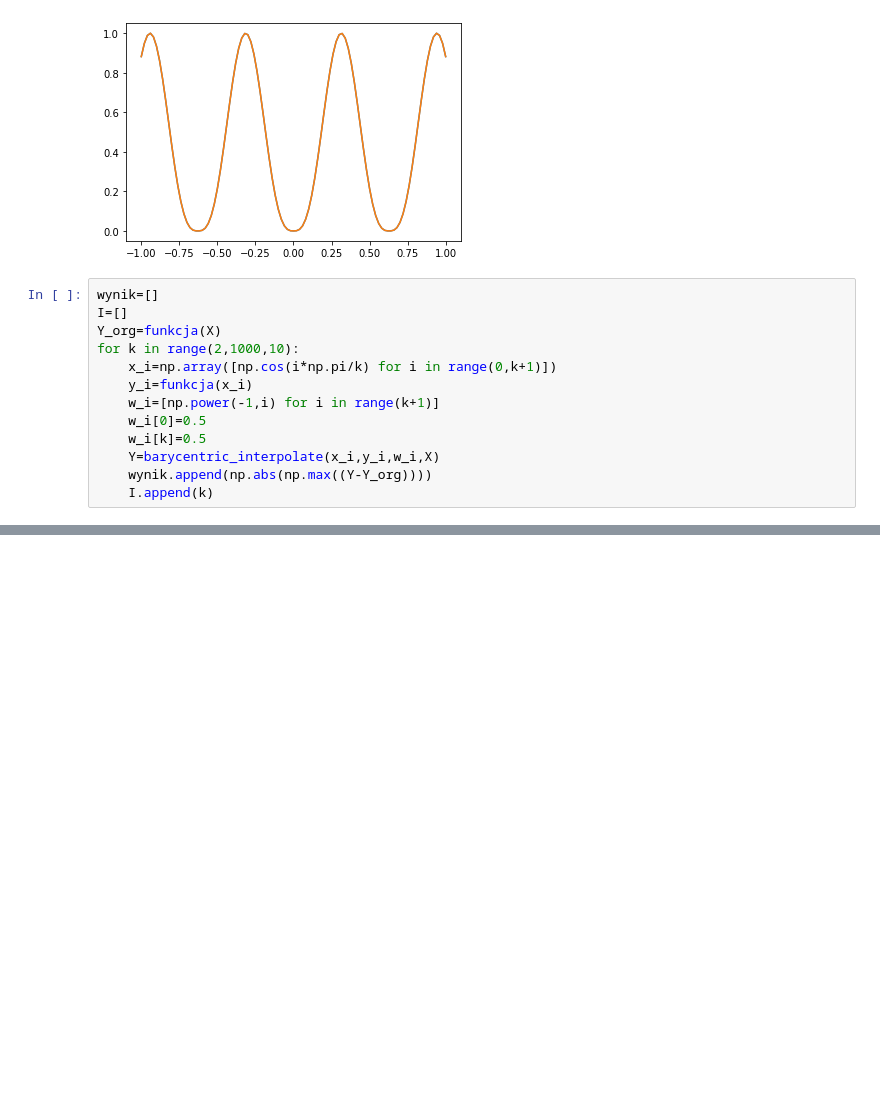
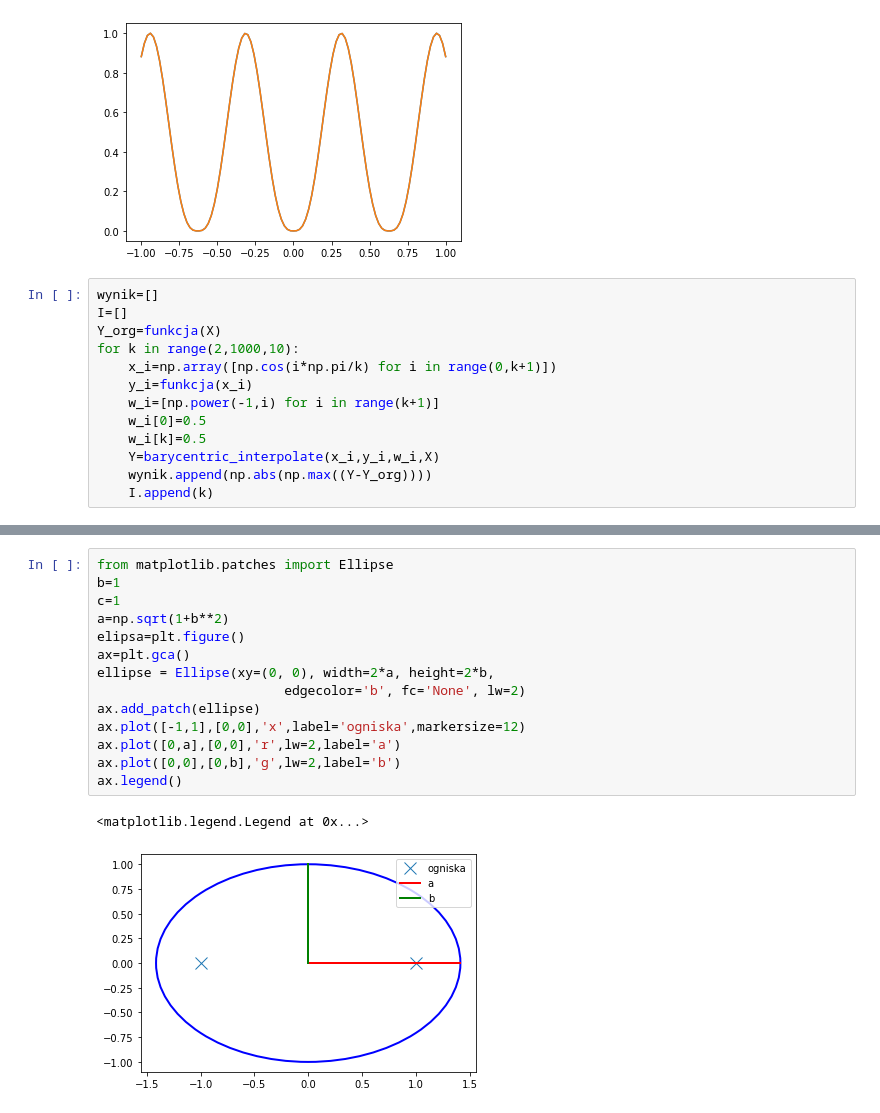
Before and after one commit to wojtekgrzela/public_lectures, a Jupyter notebook: Metody Numeryczne/Lecture 2 (interpolation)/Lecture 2.ipynb, the cells around one changed output, grey strips where cells are left out. Saved outputs shown, nothing was run; the diff lists cells and outputs as text; blank space fills up the shorter version.

```diff
--- a/Metody Numeryczne/Lecture 2 (interpolation)/Lecture 2.ipynb
+++ b/Metody Numeryczne/Lecture 2 (interpolation)/Lecture 2.ipynb
@@ -460,0 +449,17 @@ wynik
+# %%
+from matplotlib.patches import Ellipse
+b=1
+c=1
+a=np.sqrt(1+b**2)
+elipsa=plt.figure()
+ax=plt.gca()
+ellipse = Ellipse(xy=(0, 0), width=2*a, height=2*b,
+                        edgecolor='b', fc='None', lw=2)
+ax.add_patch(ellipse)
+ax.plot([-1,1],[0,0],'x',label='ogniska',markersize=12)
+ax.plot([0,a],[0,0],'r',lw=2,label='a')
+ax.plot([0,0],[0,b],'g',lw=2,label='b')
+ax.legend()
+# %% [output]
+<matplotlib.legend.Legend at 0x...>
+[figure, added]
```
Also changed, not shown: parts of 24 cells of this notebook.
